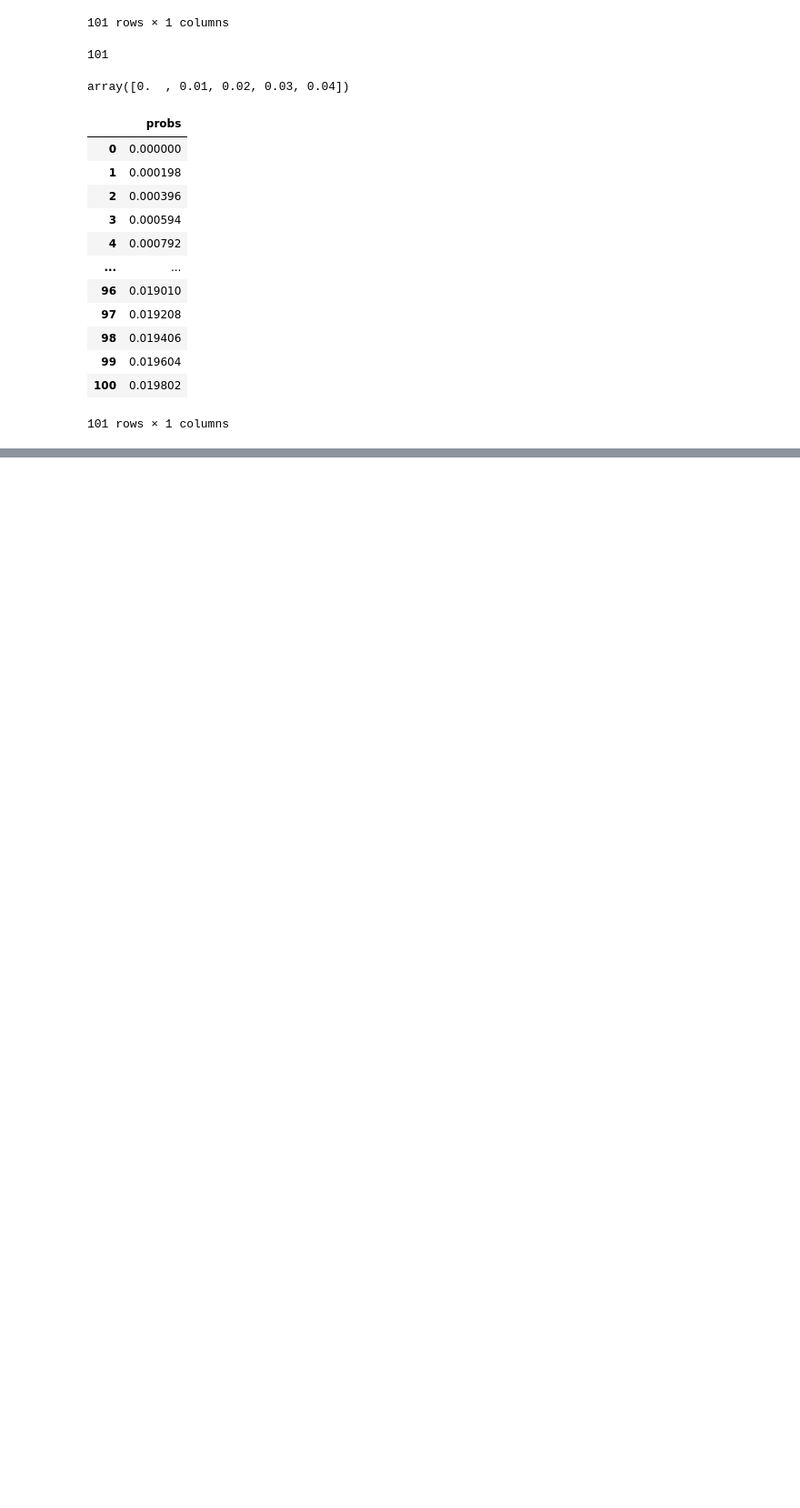
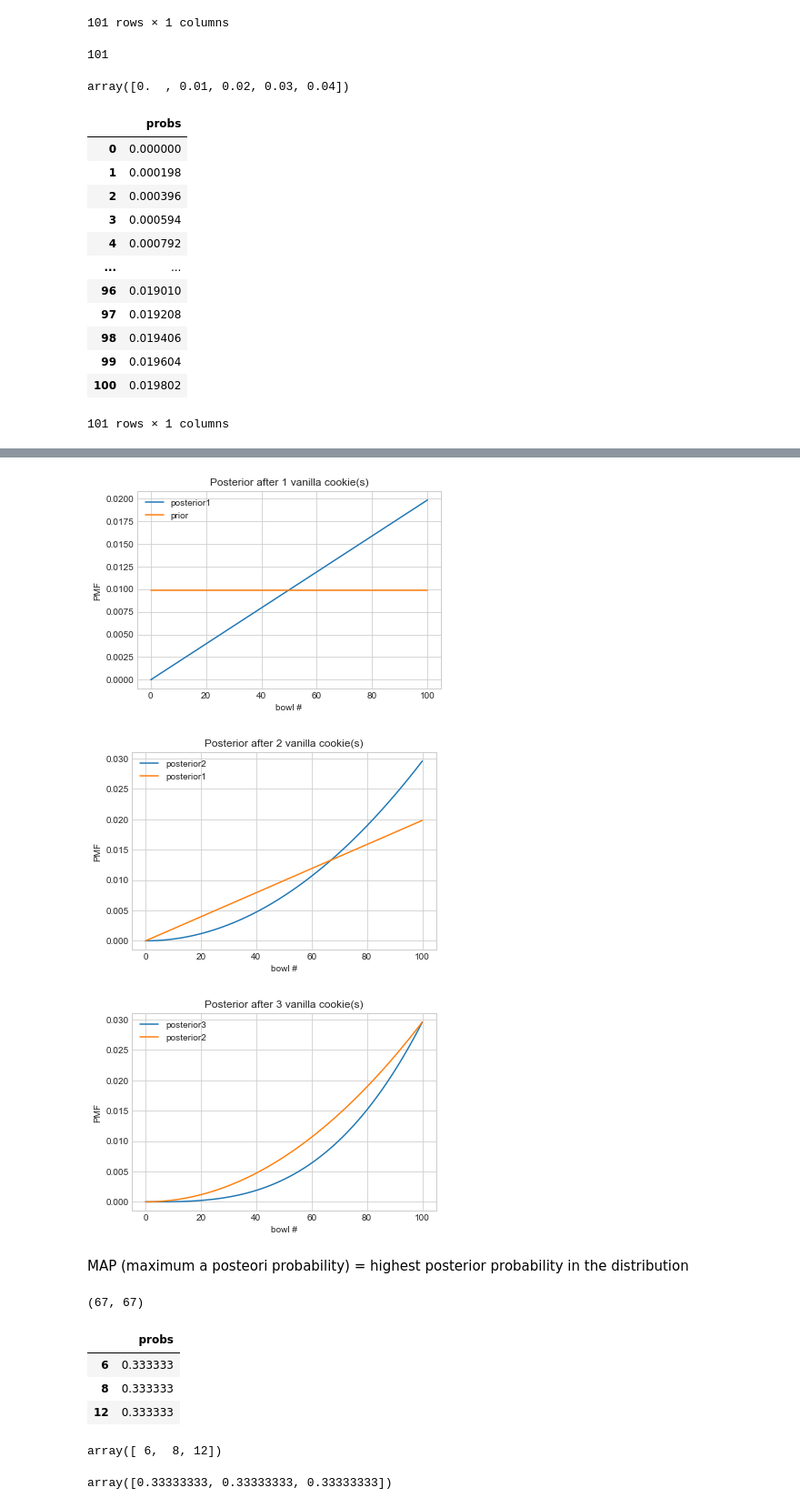
Before and after one commit to jkurdys/ThinkBayes2, a Jupyter notebook: notebooks/ch05.ipynb, the cells around one changed output, grey strips where cells are left out. Shown at 91% size. Saved outputs shown, nothing was run; the diff lists cells and outputs as text; code cells hidden in the pictures; blank space fills up the shorter version.

```diff
--- a/notebooks/ch05.ipynb
+++ b/notebooks/ch05.ipynb
@@ -193,0 +210,13 @@ posterior1
+# %%
+def plot_posteriors(posteriors, priors, iterations):
+    for i in range(iterations):
+        fig = plt.figure()
+        ax = plt.axes()
+
+        ax.plot(posteriors[i], label= post_labels[i])
+        ax.plot(priors[i], label= pri_labels[i])
+
+        plt.title(f'Posterior after {i + 1} vanilla cookie(s)')
+        ax.set_xlabel('bowl #')
+        ax.set_ylabel('PMF')
+        plt.legend();
@@ -193,0 +231,17 @@ posterior1
+# %%
+posteriors = [posterior1, posterior2, posterior3]
+post_labels = ['posterior1', 'posterior2', 'posterior3']
+priors = [prior, posterior1, posterior2]
+pri_labels = ['prior', 'posterior1', 'posterior2']
+# %%
+plot_posteriors(posteriors, priors, len(posteriors))
+# %% [output]
+[figure, added]
+[figure, added]
+[figure, added]
+# %% [markdown]
+MAP (maximum a posteori probability) = highest posterior probability in the distribution
+# %%
+posterior3.idxmax(), posterior3.max_prob()
+# %% [output]
+(67, 67)
@@ -193,0 +252,15 @@ posterior1
+# %%
+prior
+# %% [output]
+|  | probs |
+| 6 | 0.333333 |
+| 8 | 0.333333 |
+| 12 | 0.333333 |
+# %%
+prior.qs
+# %% [output]
+array([ 6,  8, 12])
+# %%
+prior.ps
+# %% [output]
+array([0.33333333, 0.33333333, 0.33333333])
```
Also changed, not shown: parts of 21 cells of this notebook.
